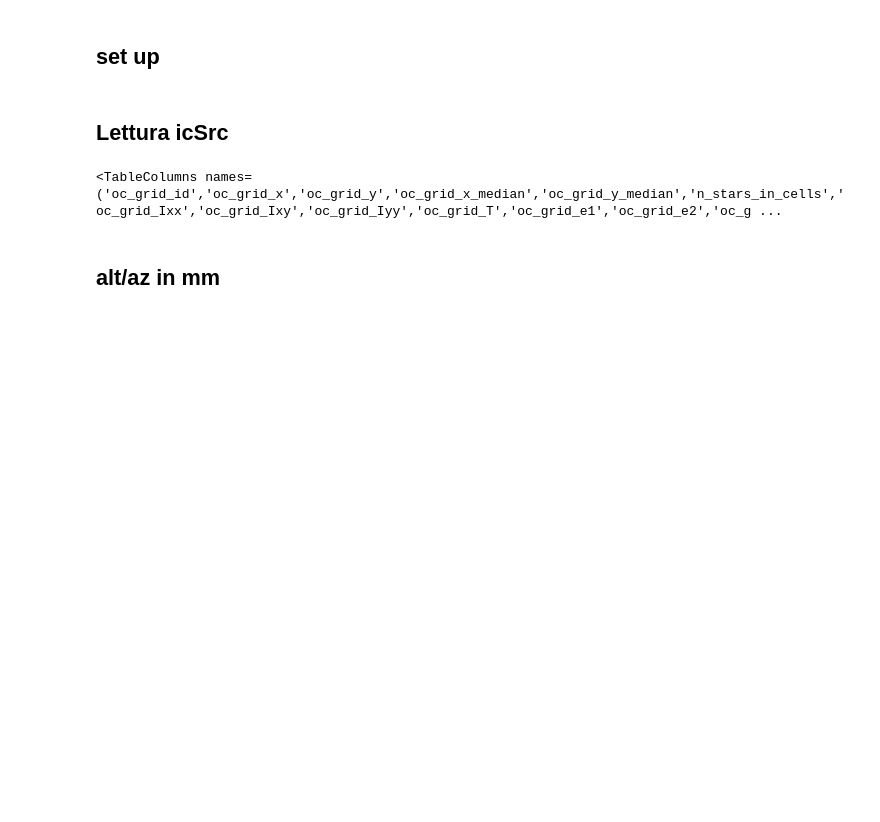
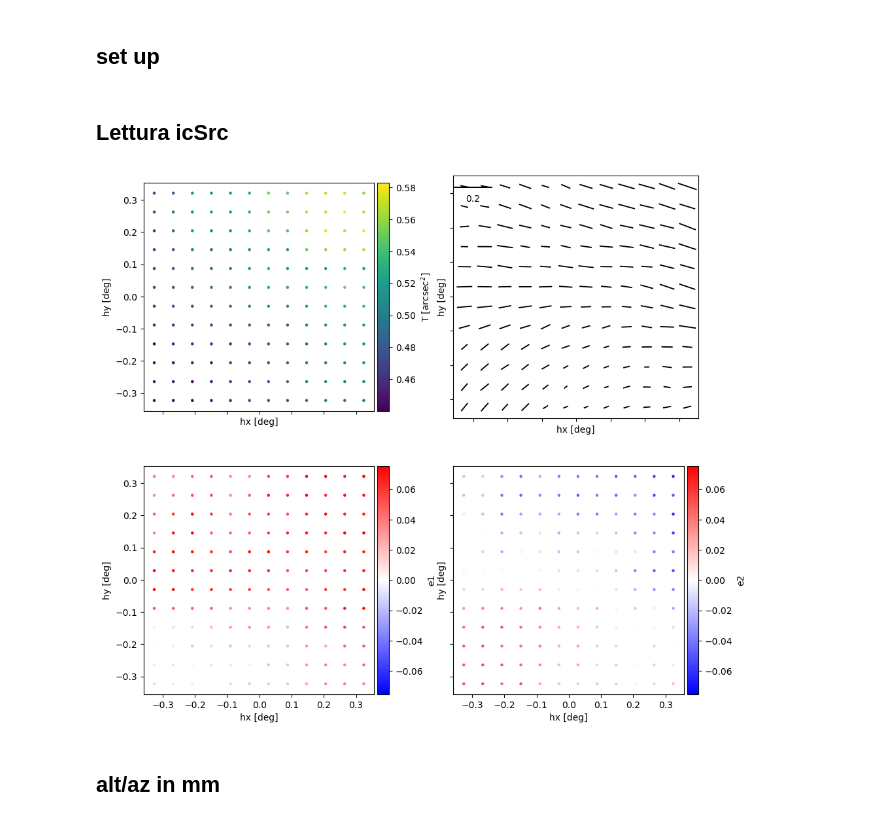
Before and after one commit to SalvatoreINAF/RubinIQ4AO, a Jupyter notebook: RubinSim/notebooks/Ellipticitymap_Josh_250318.ipynb, the cells around one changed output. Saved outputs shown, nothing was run; the diff lists cells and outputs as text; code cells hidden in the pictures; blank space fills up the shorter version.

```diff
--- a/RubinSim/notebooks/Ellipticitymap_Josh_250318.ipynb
+++ b/RubinSim/notebooks/Ellipticitymap_Josh_250318.ipynb
@@ -56,10 +56,12 @@ table = addOpticalCoords_to_Table( table )
 table = addFieldCoords_to_Table( table, camera )
 # %%
 table_grid = MakeGridMedianPSF(table, 12, 12, 3)
-# %%
-table_grid.columns
-# %% [output]
-<TableColumns names=('oc_grid_id','oc_grid_x','oc_grid_y','oc_grid_x_median','oc_grid_y_median','n_stars_in_cells','oc_grid_Ixx','oc_grid_Ixy','oc_grid_Iyy','oc_grid_T','oc_grid_e1','oc_grid_e2','oc_g ...
+# %%
+fig, axes = plt.subplots(nrows=2, ncols=2, figsize=(10, 9), sharex=True, sharey=True)
+makeOCSPlot(fig, axes, table_grid, camera)
+plt.show()
+# %% [output]
+[figure, added]
 # %% [markdown]
 ## alt/az in mm
 # %%
```
Also changed, not shown: 1 other file.
